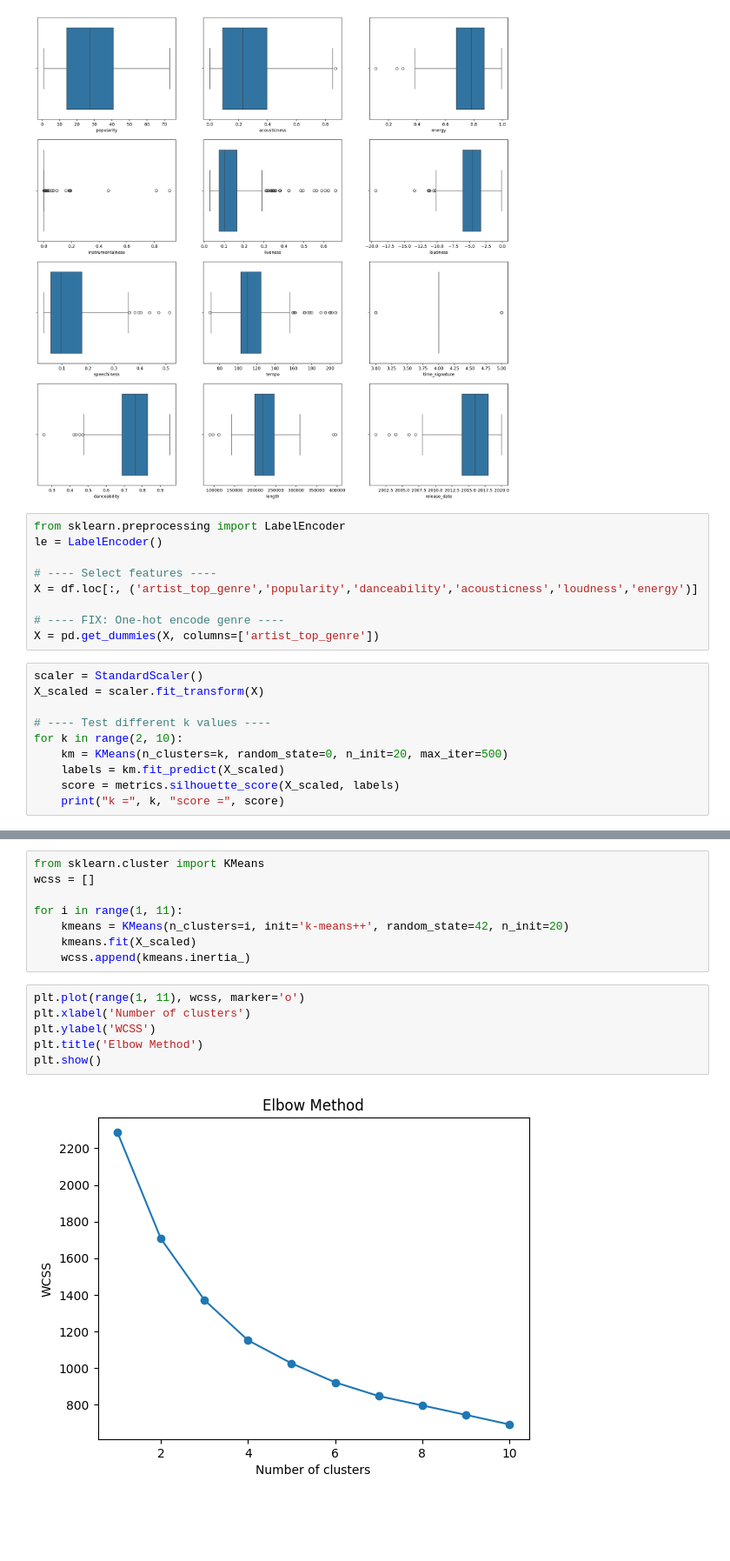
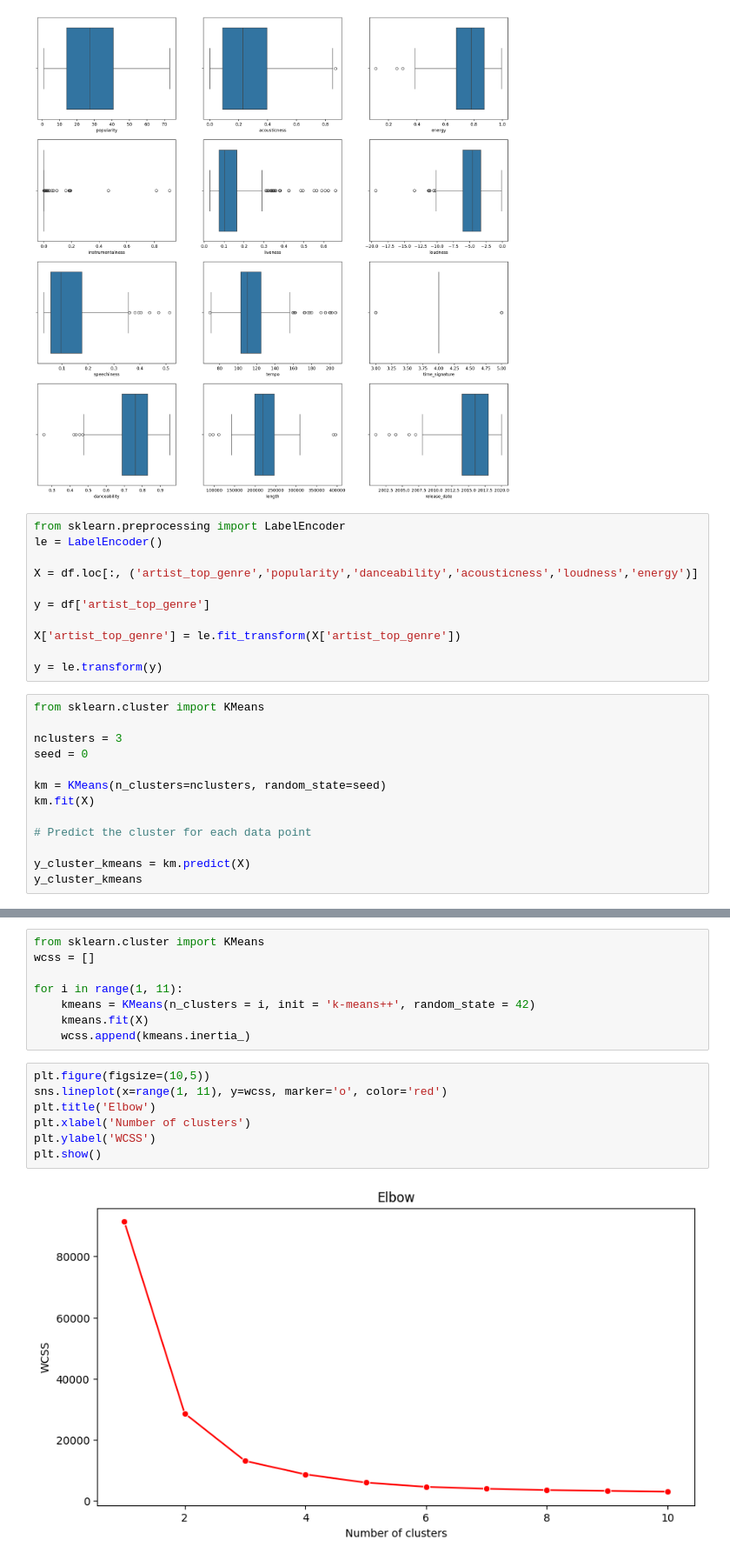
Before and after one commit to jsandtangen/Microsoft-ML-Course, a Jupyter notebook: Clustering/K-Means/notebook.ipynb, the cells around one changed output, grey strips where cells are left out. Shown at 87% size. Drawn from its saved outputs; the diff is of its cells as text; blank space fills up the shorter version.

```diff
--- a/Clustering/K-Means/notebook.ipynb
+++ b/Clustering/K-Means/notebook.ipynb
@@ -60,19 +60,24 @@ sns.boxplot(x = 'release_date', data = df)
 from sklearn.preprocessing import LabelEncoder
 le = LabelEncoder()
 
-# ---- Select features ----
 X = df.loc[:, ('artist_top_genre','popularity','danceability','acousticness','loudness','energy')]
 
-# ---- FIX: One-hot encode genre ----
-X = pd.get_dummies(X, columns=['artist_top_genre'])
+y = df['artist_top_genre']
+
+X['artist_top_genre'] = le.fit_transform(X['artist_top_genre'])
+
+y = le.transform(y)
 # %%
-scaler = StandardScaler()
-X_scaled = scaler.fit_transform(X)
+from sklearn.cluster import KMeans
 
-# ---- Test different k values ----
-for k in range(2, 10):
-    km = KMeans(n_clusters=k, random_state=0, n_init=20, max_iter=500)
-    labels = km.fit_predict(X_scaled)
-    score = metrics.silhouette_score(X_scaled, labels)
-    print("k =", k, "score =", score)
+nclusters = 3
+seed = 0
+
+km = KMeans(n_clusters=nclusters, random_state=seed)
+km.fit(X)
+
+# Predict the cluster for each data point
+
+y_cluster_kmeans = km.predict(X)
+y_cluster_kmeans
 # %% [output]
@@ -103,15 +105,16 @@ from sklearn.cluster import KMeans
 wcss = []
 
 for i in range(1, 11):
-    kmeans = KMeans(n_clusters=i, init='k-means++', random_state=42, n_init=20)
-    kmeans.fit(X_scaled)
+    kmeans = KMeans(n_clusters = i, init = 'k-means++', random_state = 42)
+    kmeans.fit(X)
     wcss.append(kmeans.inertia_)
 # %%
-plt.plot(range(1, 11), wcss, marker='o')
+plt.figure(figsize=(10,5))
+sns.lineplot(x=range(1, 11), y=wcss, marker='o', color='red')
+plt.title('Elbow')
 plt.xlabel('Number of clusters')
 plt.ylabel('WCSS')
-plt.title('Elbow Method')
 plt.show()
 # %% [output]
-[figure, old version]
+[figure, new version]
 # %%
```
Also changed, not shown: parts of 4 cells of this notebook.
